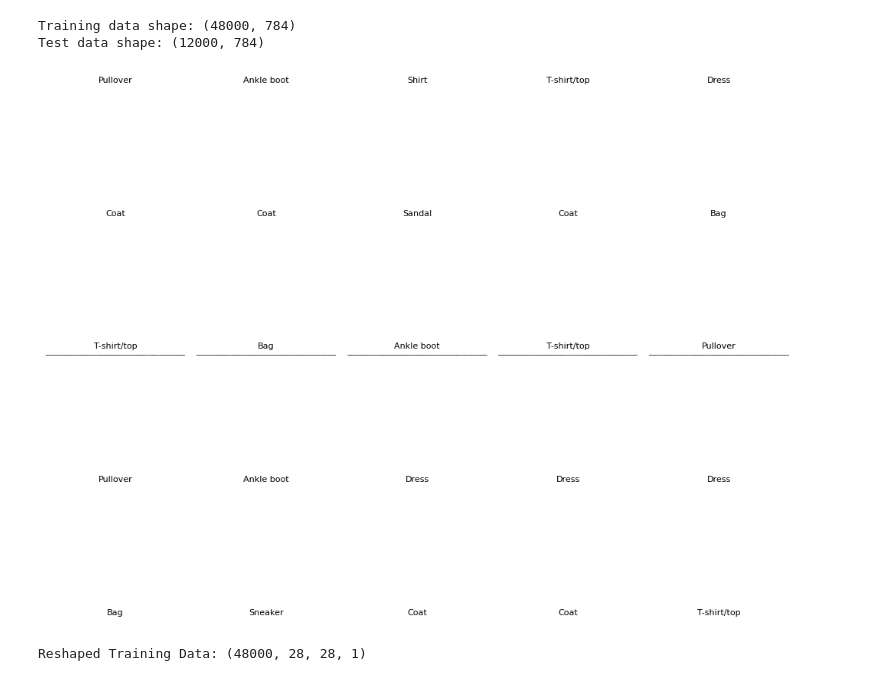
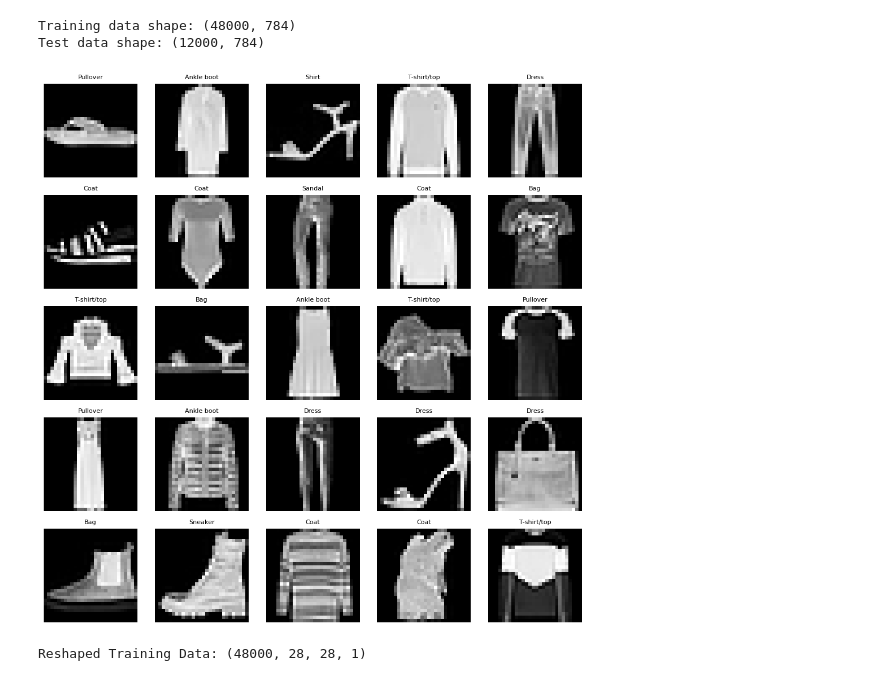
Before and after one commit to laxmipriyapadegal2024/IEEECSAIML, a Jupyter notebook: IEEECSAIMLlevel3.ipynb, the cells around one changed output. Saved outputs shown, nothing was run; the diff lists cells and outputs as text; code cells hidden in the pictures.

```diff
--- a/IEEECSAIMLlevel3.ipynb
+++ b/IEEECSAIMLlevel3.ipynb
@@ -20,22 +20,20 @@ X_test = X_test / 255.0
 # %%
 import matplotlib.pyplot as plt
 
 label_names = [
     "T-shirt/top", "Trouser", "Pullover", "Dress", "Coat",
     "Sandal", "Shirt", "Sneaker", "Bag", "Ankle boot"
 ]
 labels=data.iloc[:,0].values
-images=data.iloc[:,1:].values
-images=images.reshape(28,28,-1)
 plt.figure(figsize=(10, 10))
 for i in range(25):
     plt.subplot(5, 5, i+1)
-    plt.imshow(images[i], cmap='gray')
+    plt.imshow(X_test[i], cmap='gray')
     plt.title(label_names[labels[i]], fontsize=8)
     plt.axis("off")
 
 plt.tight_layout()
 plt.show()
 # %% [output]
-[figure, old version]
+[figure, new version]
 # %%
```
Also changed, not shown: parts of 6 cells of this notebook.
